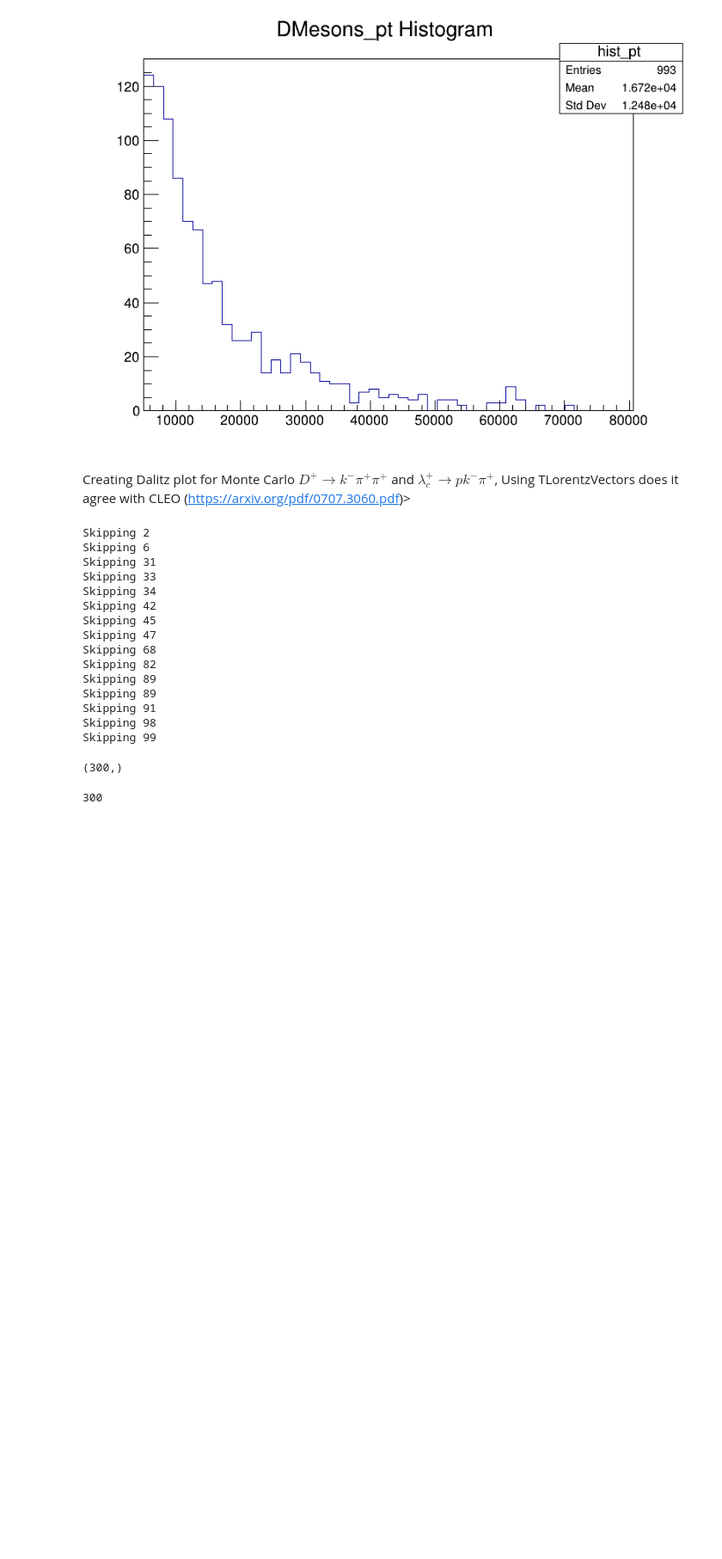
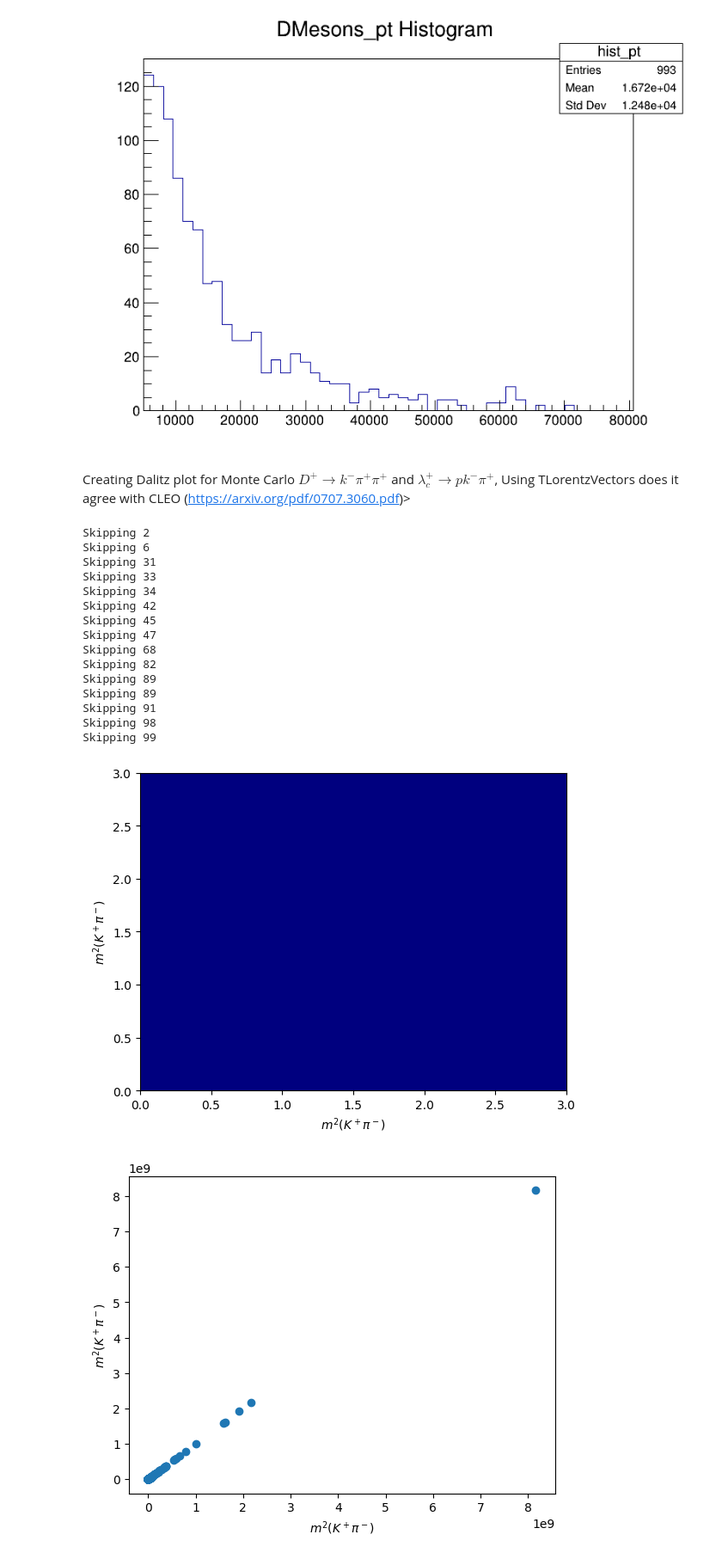
Before and after one commit to GitGup/ATLAS_DNN, a Jupyter notebook: MCAnalysis.ipynb, the cells around one changed output. Shown at 86% size. Drawn from its saved outputs; the diff is of its cells as text; code cells hidden in the pictures; blank space fills up the shorter version.

```diff
--- a/MCAnalysis.ipynb
+++ b/MCAnalysis.ipynb
@@ -160,18 +160,34 @@ Skipping 91
 Skipping 98
 Skipping 99
 # %%
-print(np.shape(TLorentzVectorList))
+inv_mass_squared = lambda p1, p2: (p1 + p2).M2()
-# %% [output]
-(300,)
+# %%
+bins = np.linspace(0, 1.5, 100)
+hist, x_edges, y_edges = np.histogram2d([], [], bins=[bins, bins])
 # %%
-inv_mass_squared = lambda p1, p2: (p1 + p2).M2()
+TLorentzVectorsInvMass = []
 
-TLorentzVectorsInvMass = []
-for i in range(len(TLorentzVectorList)):
-    p1 = TLorentzVectorList[i]
-    M2 = inv_mass_squared(p1, p1)
-    TLorentzVectorsInvMass.append(M2)
+for i in range(len(TLorentzVectorList) - 1):
+    j = i + 1
+    if i % 3 == 0 & i != 0:
+        continue
+    kaon = TLorentzVectorList[i]
+    pion = TLorentzVectorList[j]
+    m_squared = inv_mass_squared(kaon, pion)
+    hist += np.histogram2d([m_squared], [kaon.M2()], bins=[bins, bins])[0]
+    TLorentzVectorsInvMass.append(m_squared)
 # %%
-print(len(TLorentzVectorsInvMass))
+plt.imshow(hist.T, origin='lower', extent=[0, 3, 0, 3], aspect='auto', cmap='jet')
+plt.xlabel(r'$m^2(K^+\pi^-)$')
+plt.ylabel(r'$m^2(K^+\pi^-$)')
+plt.show()
+
+plt.scatter(TLorentzVectorsInvMass, TLorentzVectorsInvMass)
+plt.xlabel(r'$m^2(K^+\pi^-)$')
+plt.ylabel(r'$m^2(K^+\pi^-$)')
+#plt.xlim(0, 5)
+#plt.ylim(0, 5)
+plt.show()
 # %% [output]
-300
+[figure, added]
+[figure, added]
```
Also changed, not shown: parts of 3 cells of this notebook.
